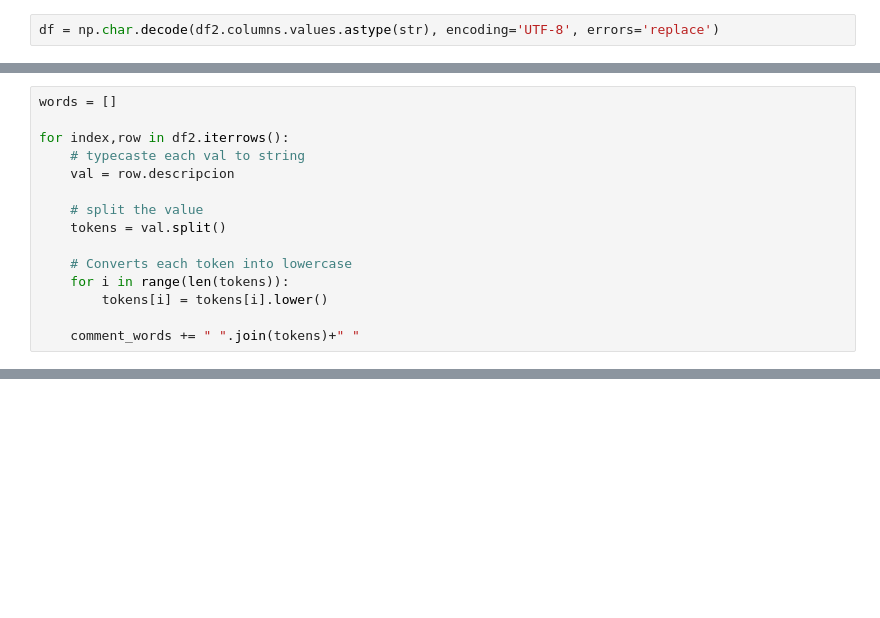
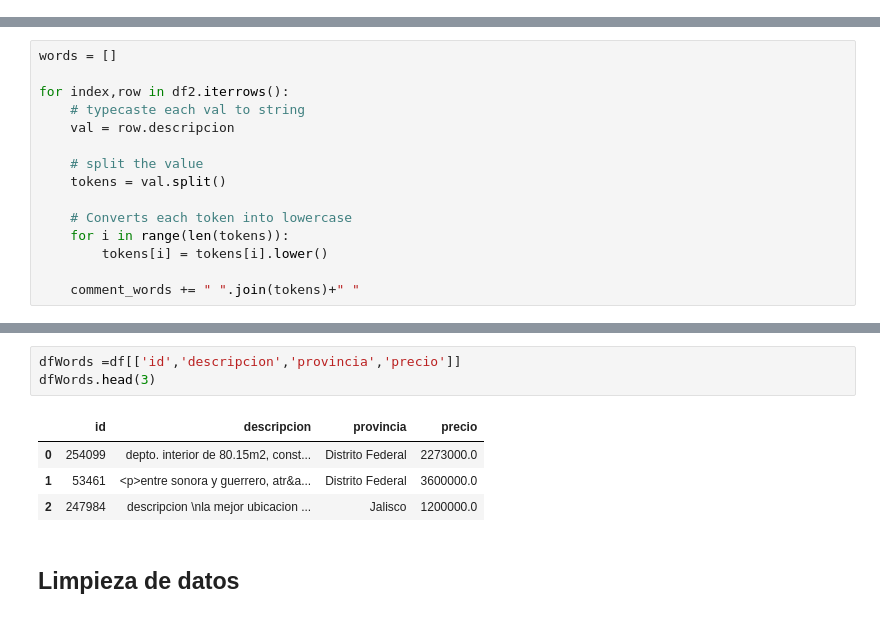
Before and after one commit to wgbusch/mt, a Jupyter notebook: tp3/notebooks/Analisis palabras.ipynb, the cells around one changed output, grey strips where cells are left out. Cells and saved outputs as stored; diff of their text form; blank space fills up the shorter version.

```diff
--- a/tp3/notebooks/Analisis palabras.ipynb
+++ b/tp3/notebooks/Analisis palabras.ipynb
@@ -22,5 +22,3 @@ df.head(3)
 df2 = df[['id','descripcion']]
 # %%
 df2 = df2.dropna()
-# %%
-df = np.char.decode(df2.columns.values.astype(str), encoding='UTF-8', errors='replace')
@@ -59,0 +74,10 @@ plt.show()
+# %%
+dfWords =df[['id','descripcion','provincia','precio']]
+dfWords.head(3)
+# %% [output]
+|  | id | descripcion | provincia | precio |
+| 0 | 254099 | depto. interior de 80.15m2, const... | Distrito Federal | 2273000.0 |
+| 1 | 53461 | <p>entre sonora y guerrero, atr&a... | Distrito Federal | 3600000.0 |
+| 2 | 247984 | descripcion \nla mejor ubicacion ... | Jalisco | 1200000.0 |
+# %% [markdown]
+## Limpieza de datos
```
Also changed, not shown: parts of 39 cells of this notebook.
